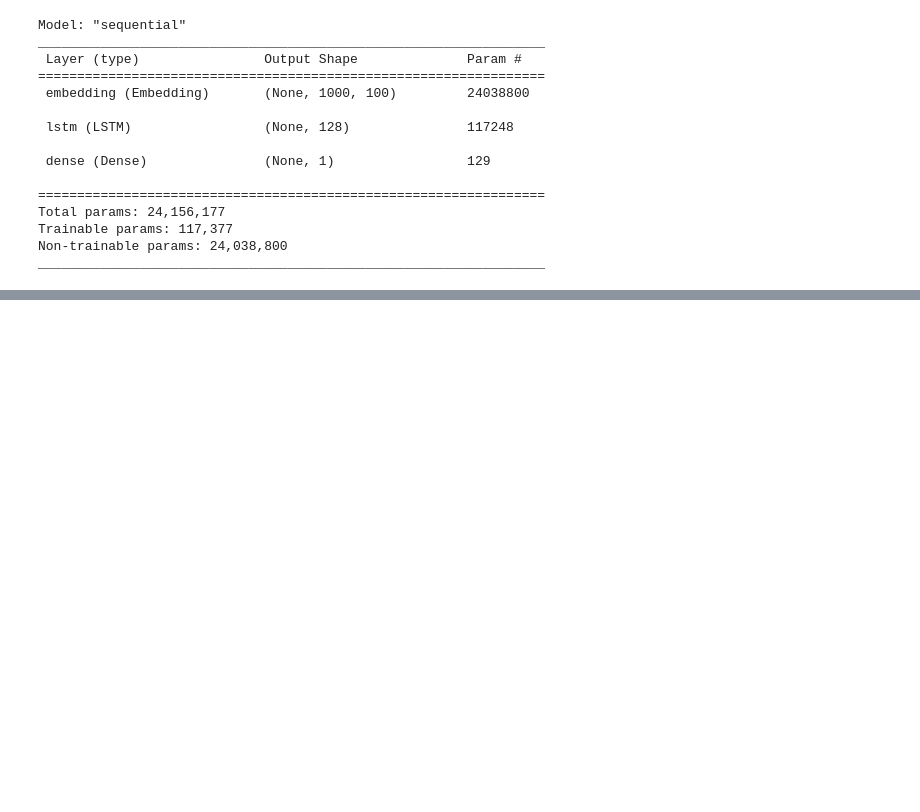
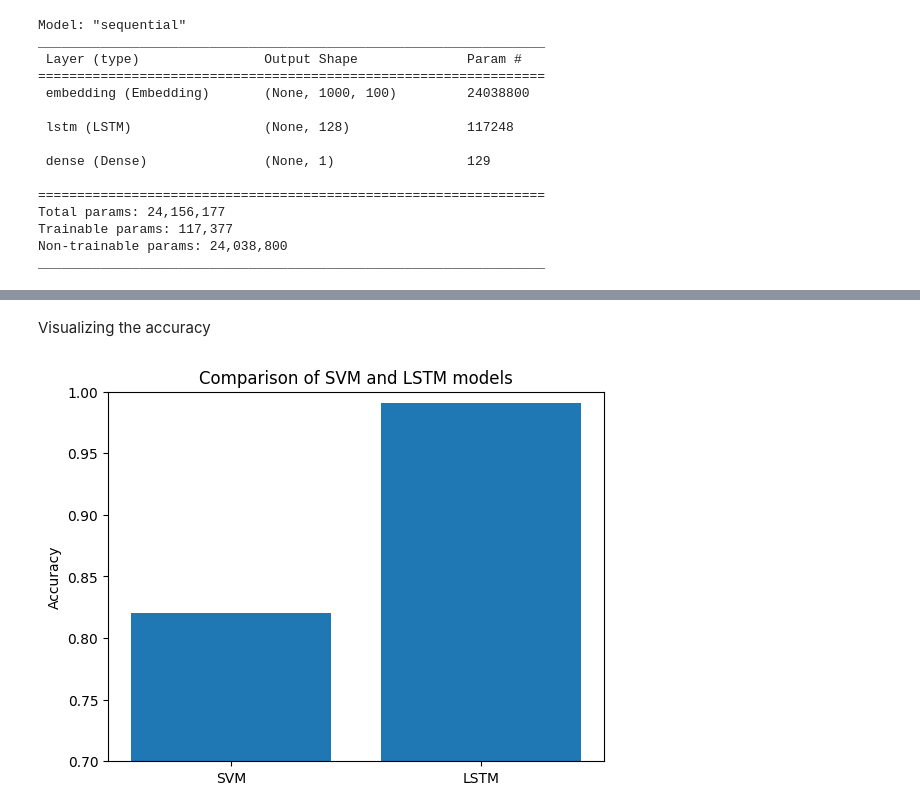
Before and after one commit to archit-awasthi007/fake_news_detection, a Jupyter notebook: fake_news.ipynb, the cells around one changed output, grey strips where cells are left out. Saved outputs shown, nothing was run; the diff lists cells and outputs as text; code cells hidden in the pictures; blank space fills up the shorter version.

```diff
--- a/fake_news.ipynb
+++ b/fake_news.ipynb
@@ -281,6 +281,9 @@ plt.hist([len(x) for x in X], bins = 700)
 plt.show()
 # %% [output]
 [figure]
+# %%
+from sklearn.svm import SVC
+svm_model = SVC()
 # %%
 nos= np.array([len(x) for x in X])
 len(nos [nos>1000])
@@ -331,3 +334,5 @@ Non-trainable params: 24,038,800
 _________________________________________________________________
 # %%
 X_train, X_test, y_train, y_test = train_test_split(X,y)
+# %%
+svm_model.fit(X_train, y_train)
@@ -349,0 +359,4 @@ Epoch 6/6
+# %%
+#SVM
+svm_y_pred = svm_model.predict(X_test)
+svm_accuracy = accuracy_score(y_test, svm_y_pred)
@@ -349,0 +367,3 @@ Epoch 6/6
+# %%
+lstm_y_pred = (model.predict(X_test) >= 0.5).astype(int)
+lstm_accuracy = accuracy_score(y_test, lstm_y_pred)
@@ -349,0 +383,10 @@ Epoch 6/6
+# %% [markdown]
+Visualizing the accuracy
+# %%
+plt.bar(['SVM', 'LSTM'], [svm_accuracy, lstm_accuracy])
+plt.ylim(0.7, 1)
+plt.ylabel('Accuracy')
+plt.title('Comparison of SVM and LSTM models')
+plt.show()
+# %% [output]
+[figure, added]
```
Also changed, not shown: parts of 22 cells of this notebook.
